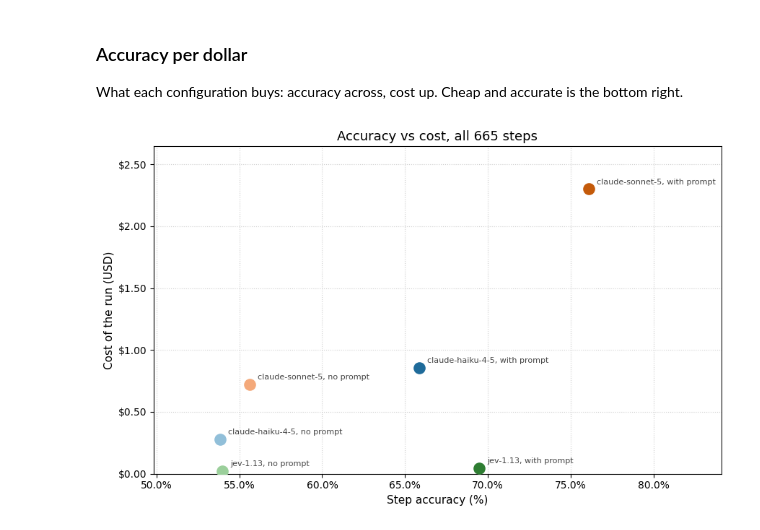
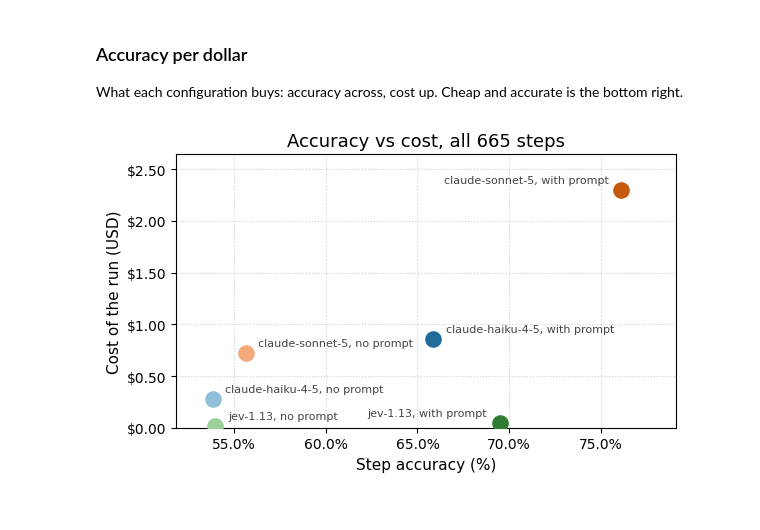
Before and after one commit to d3sprog/cyoa-experiments, a Jupyter notebook: results.ipynb, the cells around one changed output. Cells and saved outputs as stored; diff of their text form; code cells hidden in the pictures.

```diff
--- a/results.ipynb
+++ b/results.ipynb
@@ -430,35 +430,45 @@ bottom right.
 # %%
 plot_df = cost[(cost['usd'] > 0) & cost['usd'].notna()]
 
 if plot_df.empty:
     print('No priced runs with token data yet.')
 else:
     label_of = {(m, p): lbl for m, p, lbl, _ in ALL_CONFIGS}
     color_of = {(m, p): c for m, p, _, c in ALL_CONFIGS}
 
-    fig, ax = plt.subplots(figsize=(9, 5.5))
+    # Two-thirds the previous size; font sizes are deliberately unchanged
+    # so the labels stay the same absolute size on a smaller canvas.
+    lo = plot_df['accuracy'].min() * 100
+    hi = plot_df['accuracy'].max() * 100
+
+    fig, ax = plt.subplots(figsize=(6, 3.7))
     for _, r in plot_df.iterrows():
         key = (r['model'], r['prompt'])
         acc = r['accuracy'] * 100
         ax.scatter(acc, r['usd'], s=120, zorder=3,
                    color=color_of.get(key, '#999'),
                    label=label_of.get(key, f"{r['model']}, {r['prompt']}"))
+        # On a small canvas the labels are relatively large, so points near the right
+        # edge get their label on the left instead of running off the plot.
+        near_right = acc > hi - 0.35 * (hi - lo)
         ax.annotate(label_of.get(key, r['model']), (acc, r['usd']),
-                    textcoords='offset points', xytext=(8, 5), fontsize=8, color='#444')
+                    textcoords='offset points',
+                    xytext=(-9, 5) if near_right else (9, 5),
+                    ha='right' if near_right else 'left',
+                    fontsize=8, color='#444')
 
     ax.xaxis.set_major_formatter(mtick.PercentFormatter())
     ax.yaxis.set_major_formatter(mtick.StrMethodFormatter('${x:,.2f}'))
     ax.set_xlabel('Step accuracy (%)', fontsize=11)
     ax.set_ylabel('Cost of the run (USD)', fontsize=11)
     ax.set_title('Accuracy vs cost, all 665 steps', fontsize=13)
     # Headroom so the annotations do not run off the right edge or the top.
-    ax.set_xlim(left=plot_df['accuracy'].min() * 100 - 4,
-                right=plot_df['accuracy'].max() * 100 + 8)
+    ax.set_xlim(left=lo - 2, right=hi + 3)
     ax.set_ylim(bottom=0, top=plot_df['usd'].max() * 1.15)
     ax.grid(linestyle=':', alpha=0.6, zorder=0)
     ax.set_axisbelow(True)
     plt.tight_layout()
     plt.savefig('results/cost_vs_accuracy.png', dpi=150)
     plt.show()
 # %% [output]
-[figure, old version]
+[figure, new version]
```
Also changed, not shown: 1 other file.
